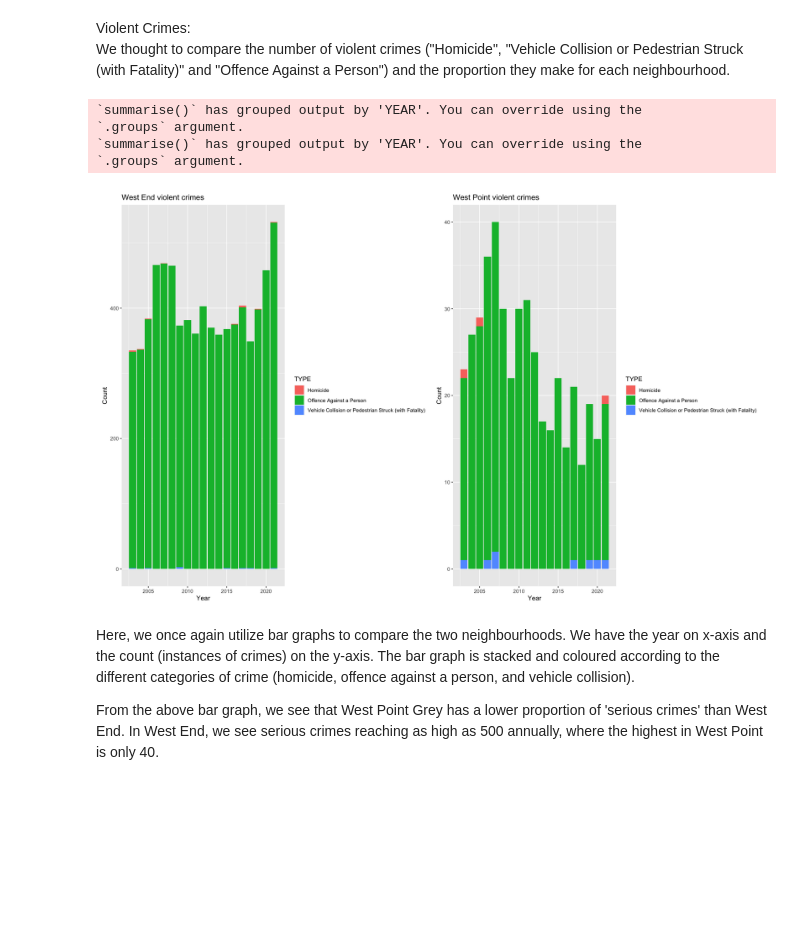
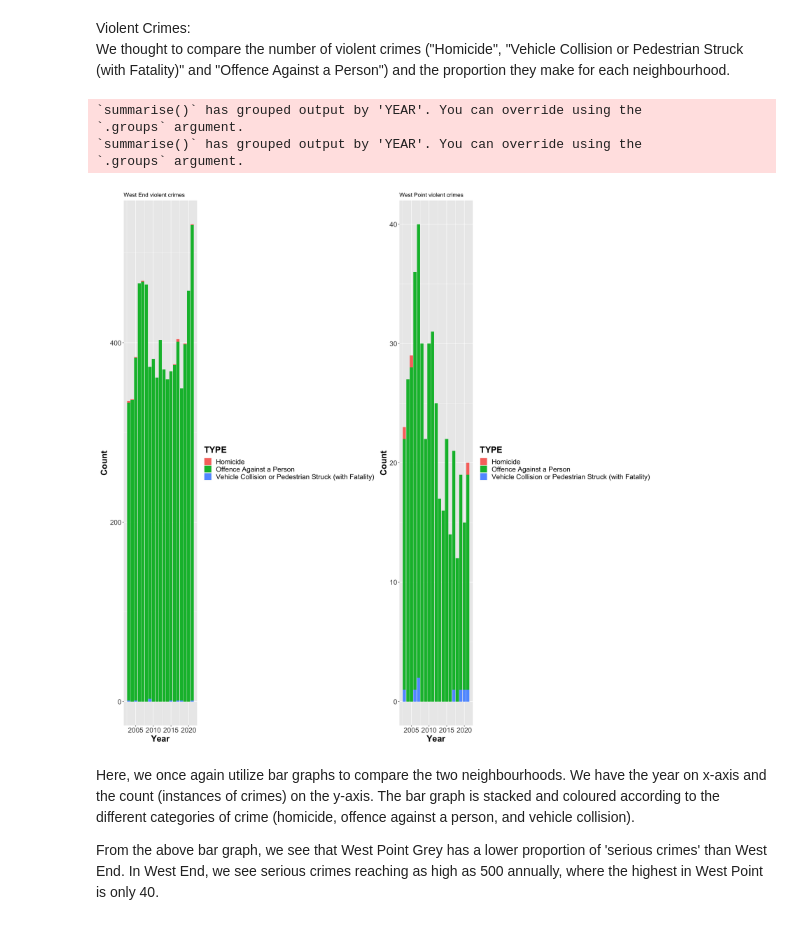
Before and after one commit to Utsav02/VancouverCrimeSTAT201, a Jupyter notebook: ProjectProposal.ipynb, the cells around one changed output. Saved outputs shown, nothing was run; the diff lists cells and outputs as text; code cells hidden in the pictures; blank space fills up the shorter version.

```diff
--- a/ProjectProposal.ipynb
+++ b/ProjectProposal.ipynb
@@ -215,38 +208,48 @@ It is evident from the plots above, that West Point Grey has a significantly low
 Violent Crimes:<br>
 We thought to compare the number of violent crimes ("Homicide", "Vehicle Collision or Pedestrian Struck (with Fatality)" and "Offence Against a Person") and the proportion they make for each neighbourhood.
 # %%
+
 violent_crimes <- vancouver_crime %>%
 filter(TYPE == "Homicide" | TYPE == "Offence Against a Person" | TYPE == "Vehicle Collision or Pedestrian Struck (with Fatality)")
 
 
 westend_violent <- violent_crimes %>%
 filter(NEIGHBOURHOOD == "West End")
 
 westpoint_violent <- violent_crimes %>%
 filter(NEIGHBOURHOOD == "West Point Grey")
 
+
 westend_violent_plot <- westend_violent %>%
 group_by(YEAR, TYPE) %>%
 summarise(Count = n()) %>%
 ggplot(aes(x = YEAR, y = Count, fill = TYPE)) +
 geom_bar(stat = "identity") +
-labs(x = "Year", title = "West End violent crimes")
+labs(x = "Year", title = "West End violent crimes") +
+theme(axis.text=element_text(size=16),
+     axis.title=element_text(size=20,face="bold"),
+     legend.text = element_text(size = 16),
+     legend.title = element_text(size = 20, face = "bold"))
 
 westpoint_violent_plot <- westpoint_violent %>%
 group_by(YEAR, TYPE) %>%
 summarise(Count = n()) %>%
 ggplot(aes(x = YEAR, y = Count, fill = TYPE)) +
 geom_bar(stat = "identity")+
-labs(x = "Year", title = "West Point violent crimes")
+labs(x = "Year", title = "West Point violent crimes") +
+theme(axis.text=element_text(size=16),
+     axis.title=element_text(size=20,face="bold"),
+     legend.text = element_text(size = 16),
+     legend.title = element_text(size = 20, face = "bold"))
 
-options(repr.plot.width = 16, repr.plot.height= 10)
+options(repr.plot.width = 18, repr.plot.height= 18)
 plots(westend_violent_plot, westpoint_violent_plot)
 # %% [output]
 `summarise()` has grouped output by 'YEAR'. You can override using the
 `.groups` argument.
 `summarise()` has grouped output by 'YEAR'. You can override using the
 `.groups` argument.
-[figure, old version]
+[figure, new version]
 # %% [markdown]
 Here, we once again utilize bar graphs to compare the two neighbourhoods. We have the year on x-axis and the count (instances of crimes) on the y-axis. The bar graph is stacked and coloured according to the different categories of crime (homicide, offence against a person, and vehicle collision).
 
```
Also changed, not shown: parts of 9 cells of this notebook.
